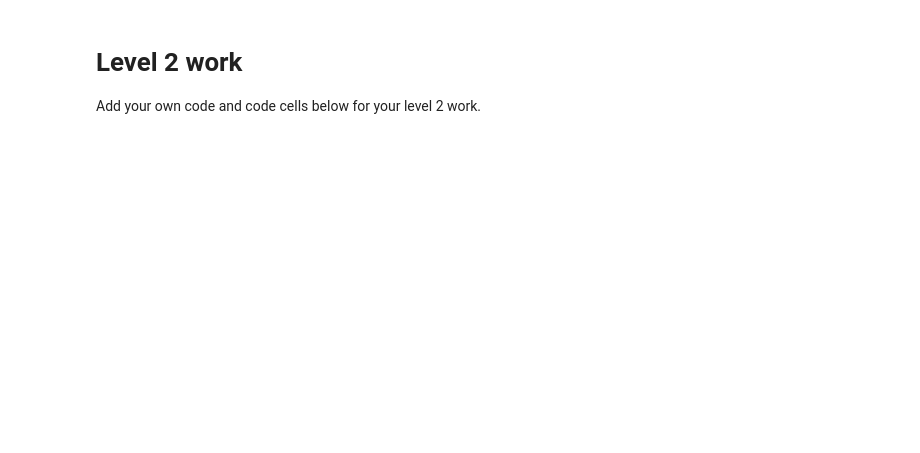
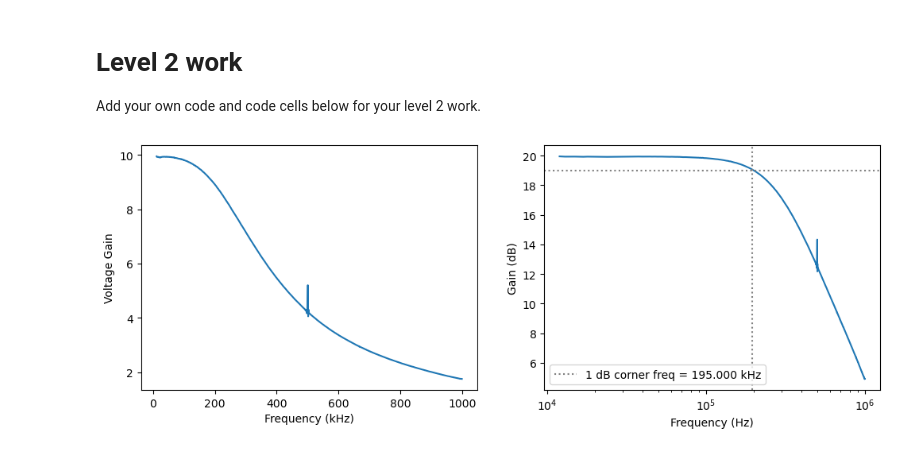
Before and after one commit to SHoogeman/Snaar-Proef, a Jupyter notebook: lab session notebooks/TN2211 Session 09.ipynb, the cells around one changed output. Drawn from its saved outputs; the diff is of its cells as text; code cells hidden in the pictures; blank space fills up the shorter version.

```diff
--- a/lab session notebooks/TN2211 Session 09.ipynb
+++ b/lab session notebooks/TN2211 Session 09.ipynb
@@ -246,4 +351,24 @@ plt.ylabel("Amplification Phase (degrees)")
 
 Add your own code and code cells below for your level 2 work.
 # %%
-# Your level 2 code. Take screenshots for your logbook.
+plt.figure(figsize=(12,4))
+plt.subplot(121)
+plt.plot(f/1e3, A)
+plt.xlabel("Frequency (kHz)")
+plt.ylabel("Voltage Gain")
+plt.subplot(122)
+plt.plot(f, 20*np.log10(A))
+plt.xlabel("Frequency (Hz)")
+plt.ylabel("Gain (dB)") # In dB, there is no difference between voltage gain and power gain...
+plt.xscale("log")
+
+# Level 2: Can use these to measure the 1 dB corner frequency by manually lininig them up to cross
+
+low_freq_gain = 20
+plt.axhline(low_freq_gain - 1, ls=':', c='gray')
+f_corner = 1.95e5
+plt.axvline(f_corner, ls=':', c='gray', label="1 dB corner freq = %.3f kHz" % (f_corner/1e3))
+plt.legend()
+plt.show()
+# %% [output]
+[figure, added]
```
Also changed, not shown: parts of 39 cells of this notebook.
